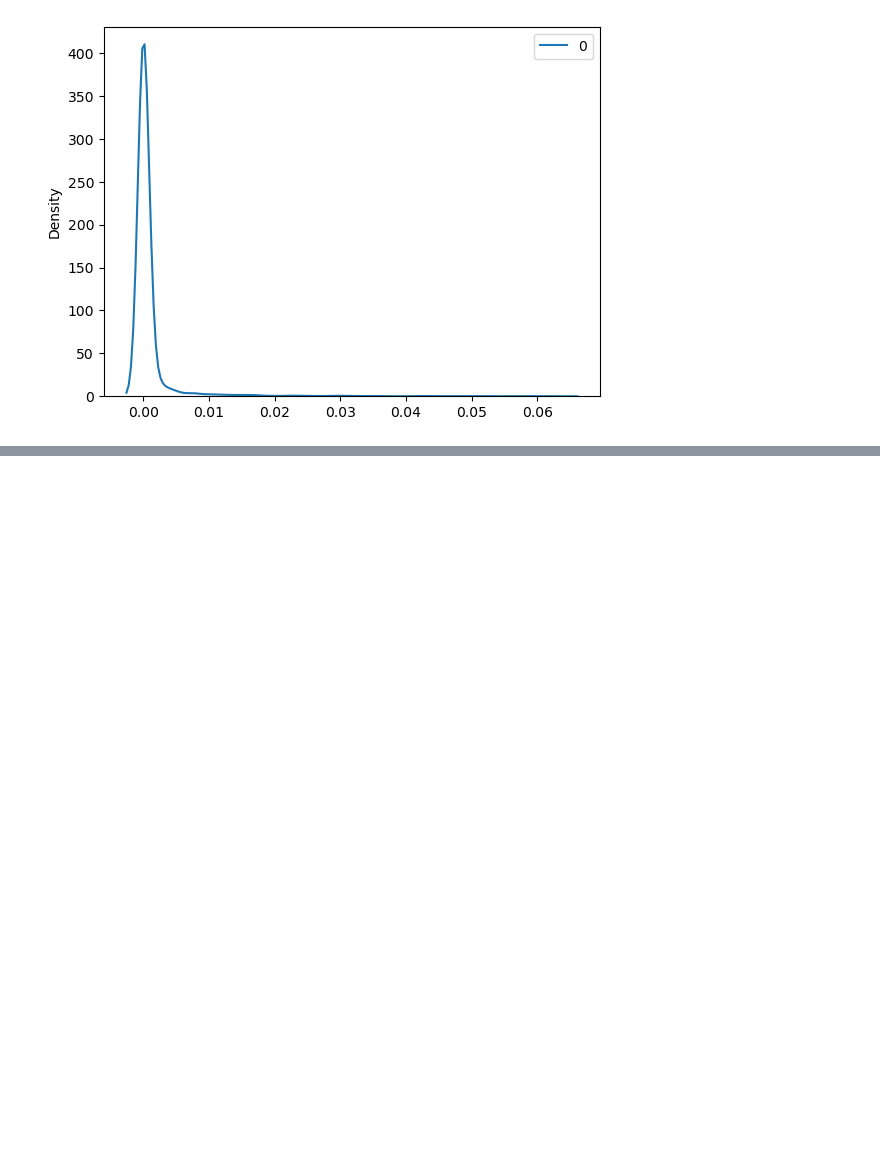
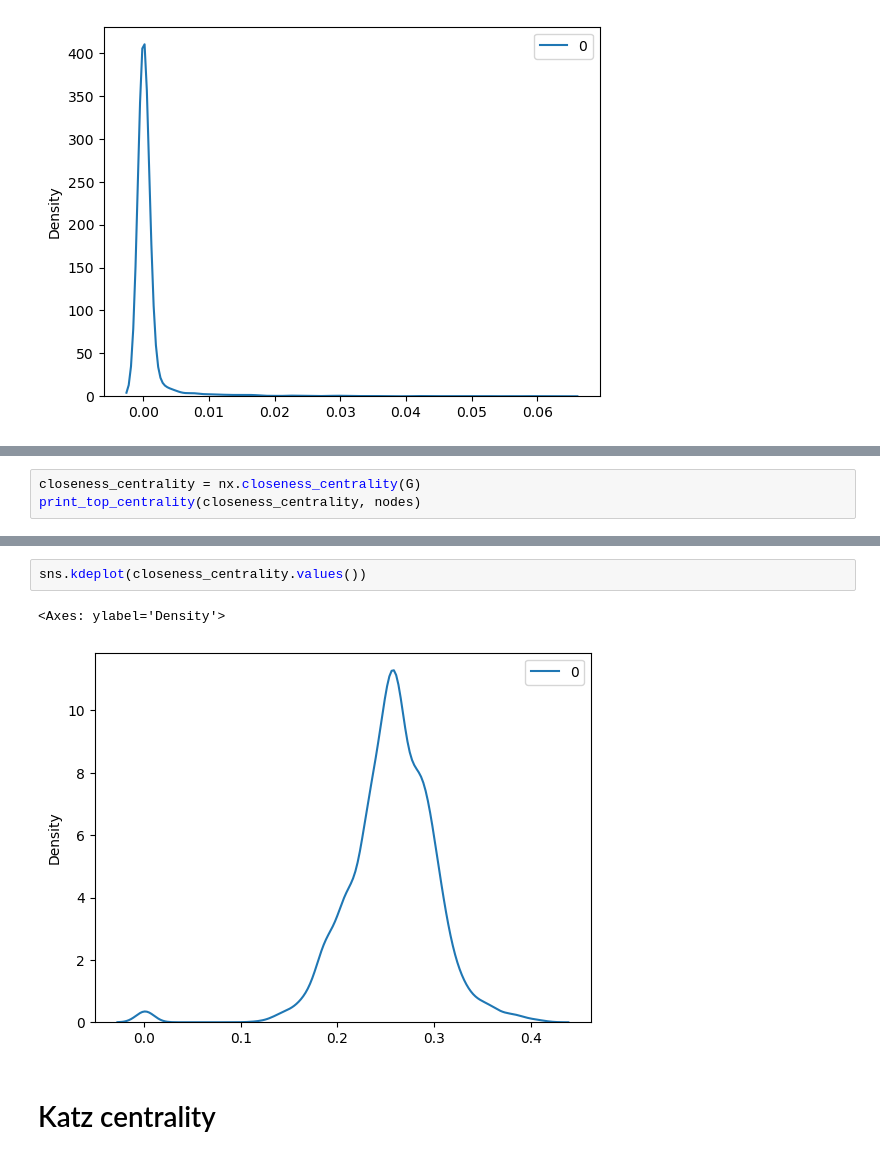
Before and after one commit to sugy-w/Veda-o-sietach-Projekt-JPD-, a Jupyter notebook: general analysis/network_centrality.ipynb, the cells around one changed output, grey strips where cells are left out. Saved outputs shown, nothing was run; the diff lists cells and outputs as text; blank space fills up the shorter version.

```diff
--- a/general analysis/network_centrality.ipynb
+++ b/general analysis/network_centrality.ipynb
@@ -100,0 +111,3 @@ sns.kdeplot(betweenness_centrality.values())
+# %%
+closeness_centrality = nx.closeness_centrality(G)
+print_top_centrality(closeness_centrality, nodes)
@@ -100,0 +125,7 @@ sns.kdeplot(betweenness_centrality.values())
+# %%
+sns.kdeplot(closeness_centrality.values())
+# %% [output]
+<Axes: ylabel='Density'>
+[figure, added]
+# %% [markdown]
+# Katz centrality
```
Also changed, not shown: parts of 11 cells of this notebook.
